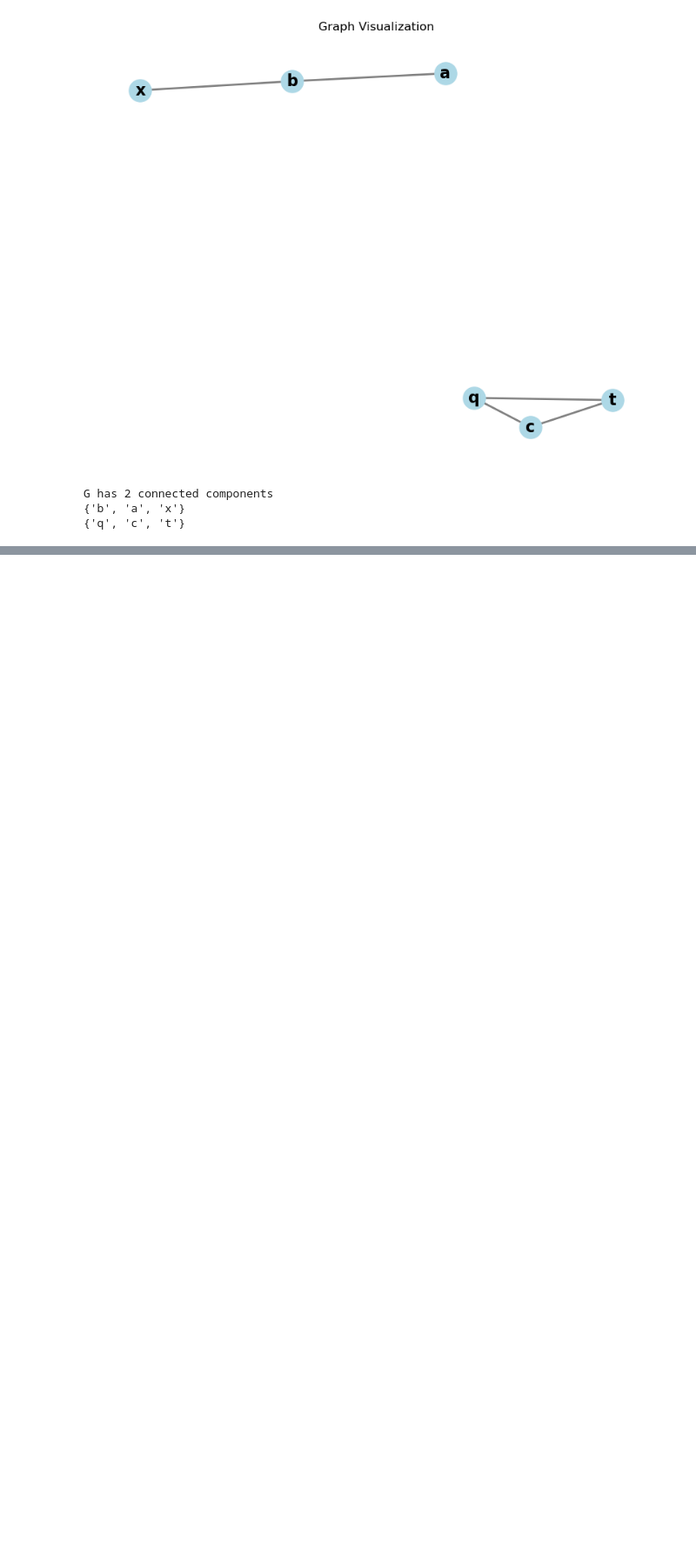
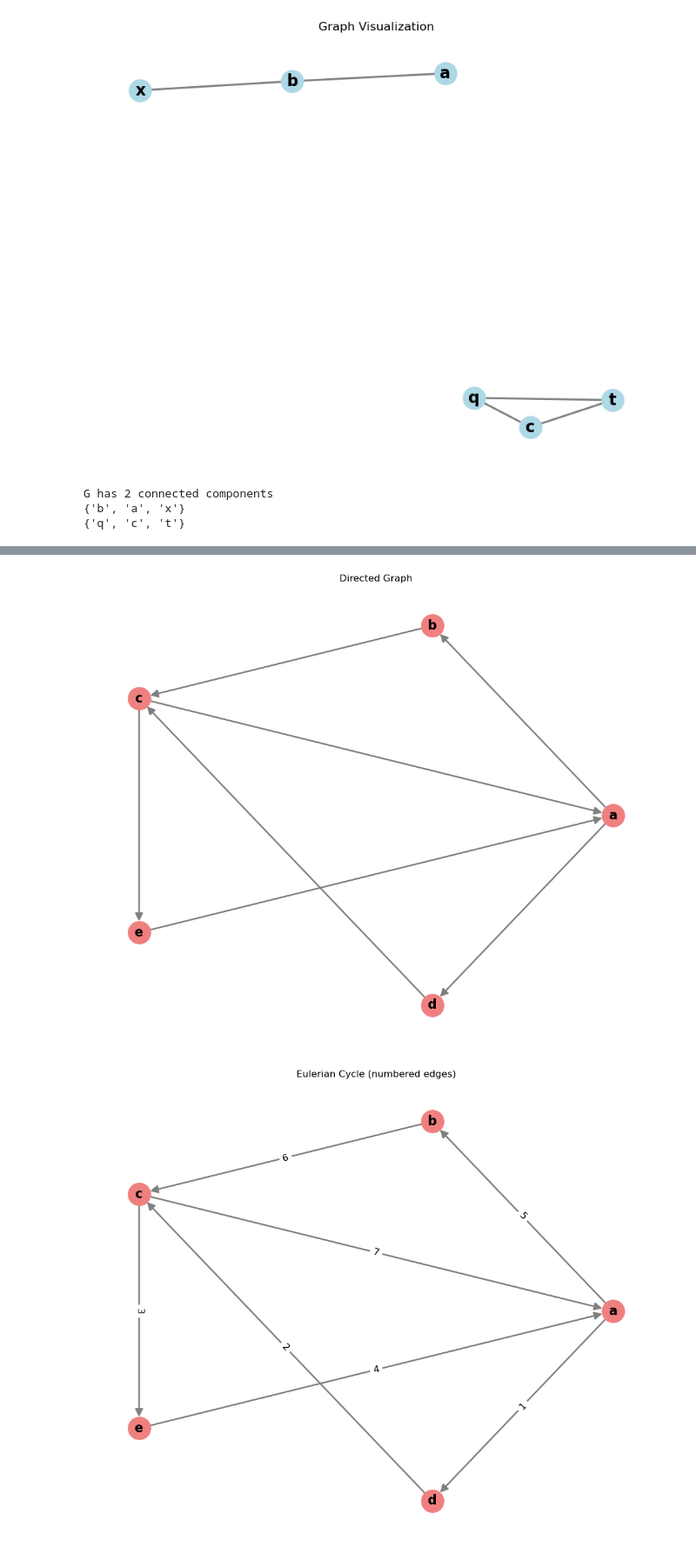
Before and after one commit to ironzo/discreteMath, a Jupyter notebook: Course 3/Graphs.ipynb, the cells around one changed output, grey strips where cells are left out. Shown at 87% size. Cells and saved outputs as stored; diff of their text form; code cells hidden in the pictures; blank space fills up the shorter version.

Commit message:
graphs visualization.

```diff
--- a/Course 3/Graphs.ipynb
+++ b/Course 3/Graphs.ipynb
@@ -47,0 +50,34 @@ G has 2 connected components
+# %%
+import networkx as nx
+import matplotlib.pyplot as plt
+
+G = nx.DiGraph([('a', 'b'), ('b', 'c'), ('c', 'e'), ('e', 'a'), ('a', 'd'), ('d', 'c'), ('c', 'a')])
+
+plt.figure(figsize=(10, 8))
+pos = nx.circular_layout(G)
+nx.draw(G, pos, with_labels=True, node_color='lightcoral',
+        node_size=800, font_size=16, font_weight='bold',
+        arrows=True, arrowsize=20, edge_color='gray', width=2)
+plt.title("Directed Graph")
+plt.axis('off')
+plt.show()
+
+if nx.is_eulerian(G):
+    cycle = list(nx.eulerian_circuit(G))
+    edge_labels = {}
+    for edge_number, e in enumerate(cycle, 1):
+        edge_labels[e] = str(edge_number)
+
+    plt.figure(figsize=(10, 8))
+    nx.draw(G, pos, with_labels=True, node_color='lightcoral',
+            node_size=800, font_size=16, font_weight='bold',
+            arrows=True, arrowsize=20, edge_color='gray', width=2)
+    nx.draw_networkx_edge_labels(G, pos, edge_labels, font_size=12)
+    plt.title("Eulerian Cycle (numbered edges)")
+    plt.axis('off')
+    plt.show()
+else:
+    print("There is no Eulerian cycle in this graph")
+# %% [output]
+[figure, added]
+[figure, added]
```
Also changed, not shown: parts of 8 cells of this notebook.
